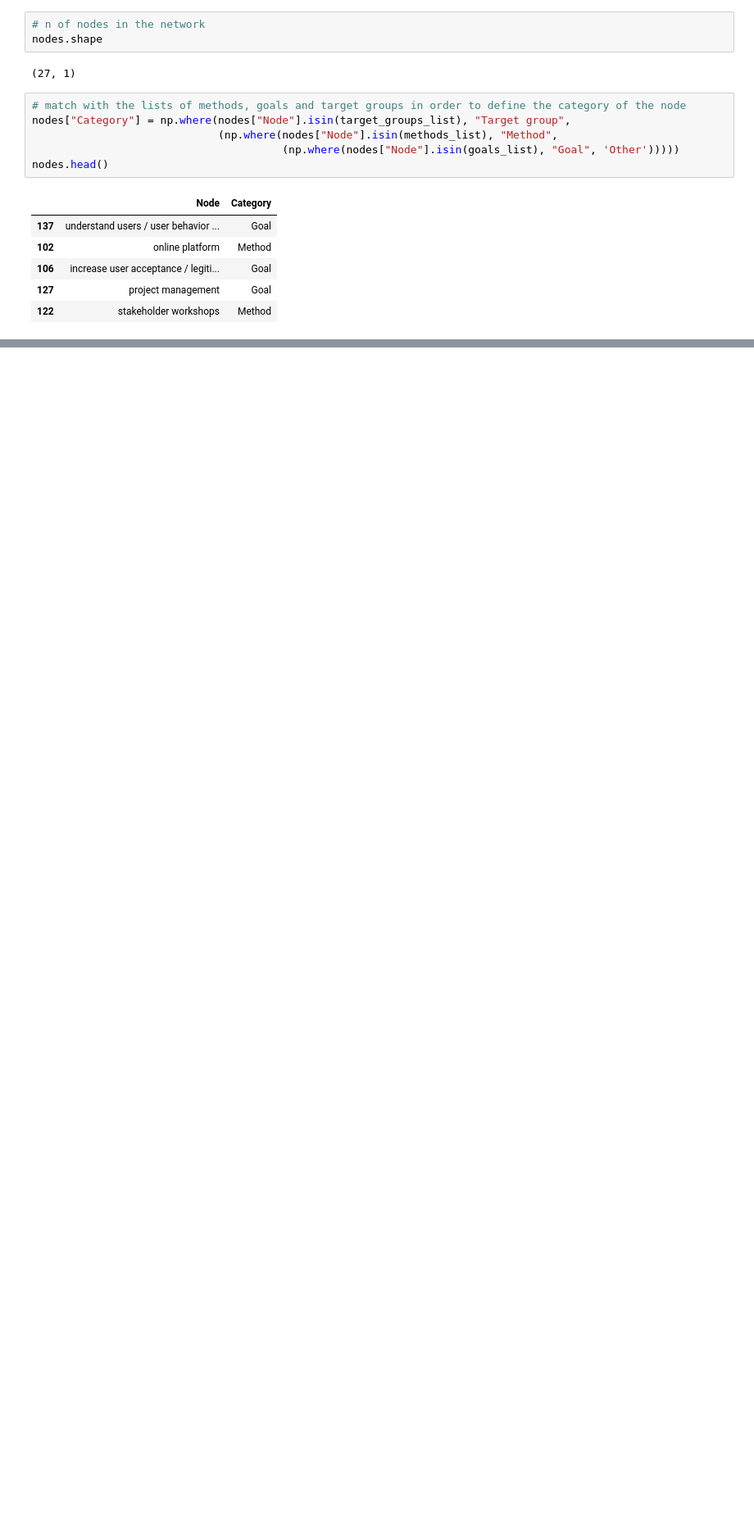
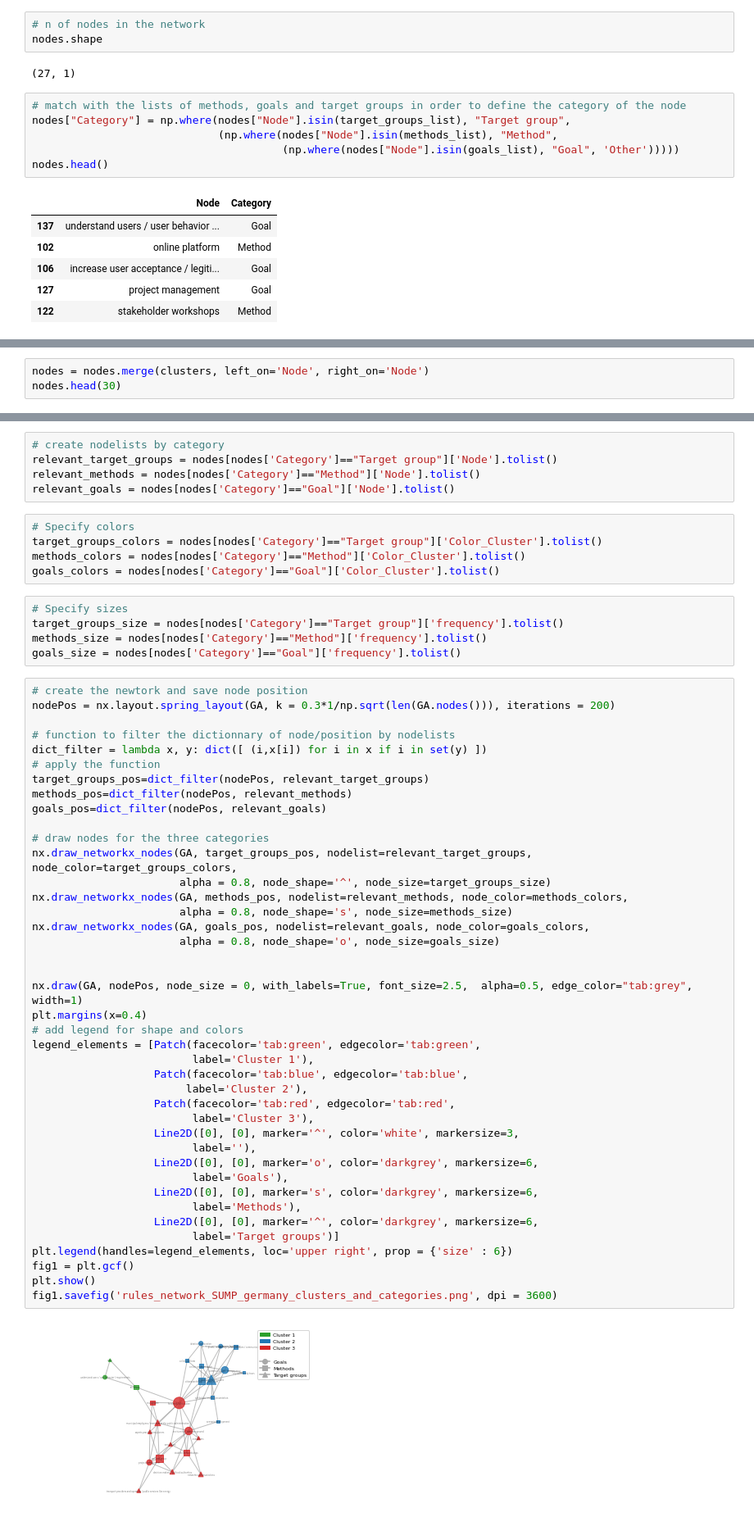
Before and after one commit to Diego-Dam/paper_co_creation_mobility_planning_germany, a Jupyter notebook: Co-Creation Paper.ipynb, the cells around one changed output, grey strips where cells are left out. Shown: that part at 82% size. Cells and saved outputs as stored; diff of their text form; blank space fills up the shorter version.

```diff
--- a/Co-Creation Paper.ipynb
+++ b/Co-Creation Paper.ipynb
@@ -1048,0 +1089,3 @@ net_vis.show("network_association_rules.html")
+# %%
+nodes = nodes.merge(clusters, left_on='Node', right_on='Node')
+nodes.head(30)
@@ -1048,0 +1134,58 @@ net_vis.show("network_association_rules.html")
+# %%
+# create nodelists by category
+relevant_target_groups = nodes[nodes['Category']=="Target group"]['Node'].tolist()
+relevant_methods = nodes[nodes['Category']=="Method"]['Node'].tolist()
+relevant_goals = nodes[nodes['Category']=="Goal"]['Node'].tolist()
+# %%
+# Specify colors
+target_groups_colors = nodes[nodes['Category']=="Target group"]['Color_Cluster'].tolist()
+methods_colors = nodes[nodes['Category']=="Method"]['Color_Cluster'].tolist()
+goals_colors = nodes[nodes['Category']=="Goal"]['Color_Cluster'].tolist()
+# %%
+# Specify sizes
+target_groups_size = nodes[nodes['Category']=="Target group"]['frequency'].tolist()
+methods_size = nodes[nodes['Category']=="Method"]['frequency'].tolist()
+goals_size = nodes[nodes['Category']=="Goal"]['frequency'].tolist()
+# %%
+# create the newtork and save node position
+nodePos = nx.layout.spring_layout(GA, k = 0.3*1/np.sqrt(len(GA.nodes())), iterations = 200)
+
+# function to filter the dictionnary of node/position by nodelists
+dict_filter = lambda x, y: dict([ (i,x[i]) for i in x if i in set(y) ])
+# apply the function
+target_groups_pos=dict_filter(nodePos, relevant_target_groups)
+methods_pos=dict_filter(nodePos, relevant_methods)
+goals_pos=dict_filter(nodePos, relevant_goals)
+
+# draw nodes for the three categories
+nx.draw_networkx_nodes(GA, target_groups_pos, nodelist=relevant_target_groups, node_color=target_groups_colors,
+                       alpha = 0.8, node_shape='^', node_size=target_groups_size)
+nx.draw_networkx_nodes(GA, methods_pos, nodelist=relevant_methods, node_color=methods_colors,
+                       alpha = 0.8, node_shape='s', node_size=methods_size)
+nx.draw_networkx_nodes(GA, goals_pos, nodelist=relevant_goals, node_color=goals_colors,
+                       alpha = 0.8, node_shape='o', node_size=goals_size)
+
+
+nx.draw(GA, nodePos, node_size = 0, with_labels=True, font_size=2.5,  alpha=0.5, edge_color="tab:grey", width=1)
+plt.margins(x=0.4)
+# add legend for shape and colors
+legend_elements = [Patch(facecolor='tab:green', edgecolor='tab:green',
+                         label='Cluster 1'),
+                   Patch(facecolor='tab:blue', edgecolor='tab:blue',
+                        label='Cluster 2'),
+                   Patch(facecolor='tab:red', edgecolor='tab:red',
+                         label='Cluster 3'),
+                   Line2D([0], [0], marker='^', color='white', markersize=3,
+                         label=''),
+                   Line2D([0], [0], marker='o', color='darkgrey', markersize=6,
+                         label='Goals'),
+                   Line2D([0], [0], marker='s', color='darkgrey', markersize=6,
+                         label='Methods'),
+                   Line2D([0], [0], marker='^', color='darkgrey', markersize=6,
+                         label='Target groups')]
+plt.legend(handles=legend_elements, loc='upper right', prop = {'size' : 6})
+fig1 = plt.gcf()
+plt.show()
+fig1.savefig('rules_network_SUMP_germany_clusters_and_categories.png', dpi = 3600)
+# %% [output]
+[figure, added]
```
Also changed, not shown: parts of 33 cells of this notebook.
